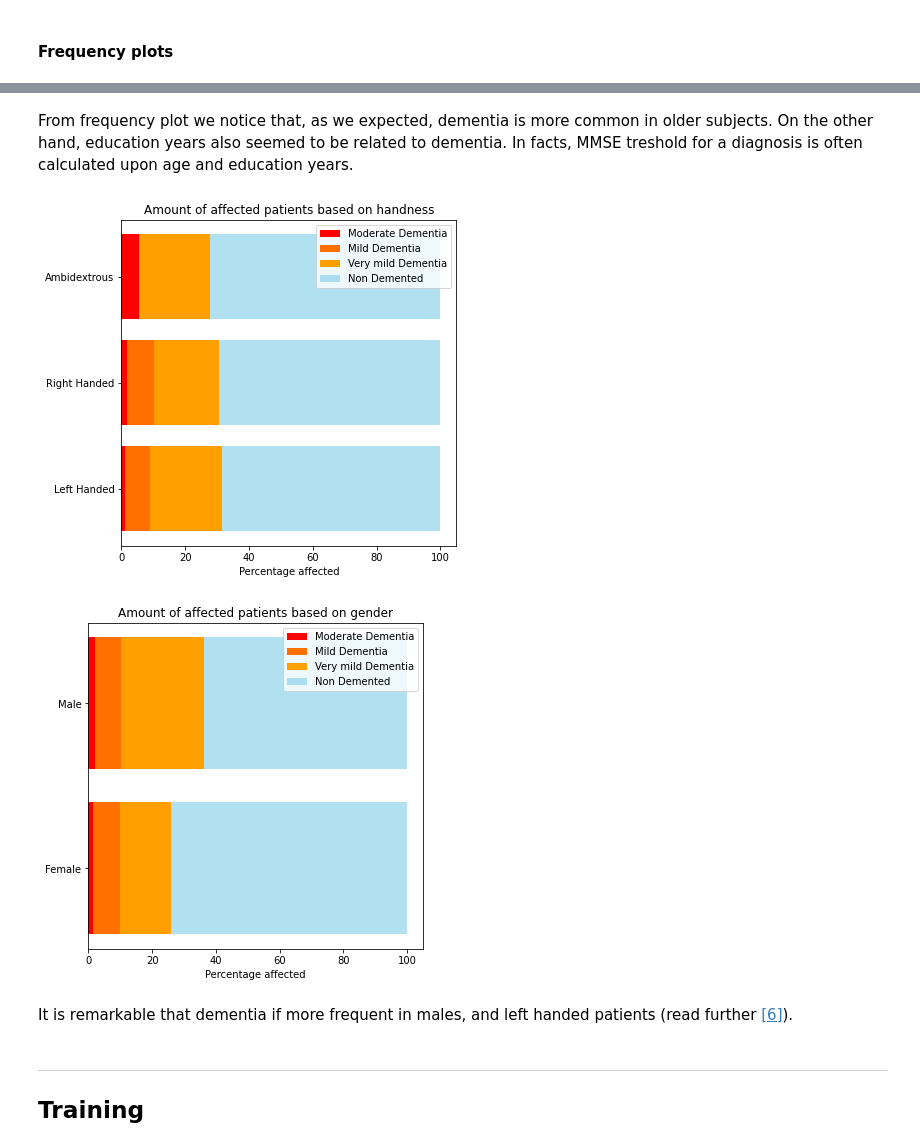
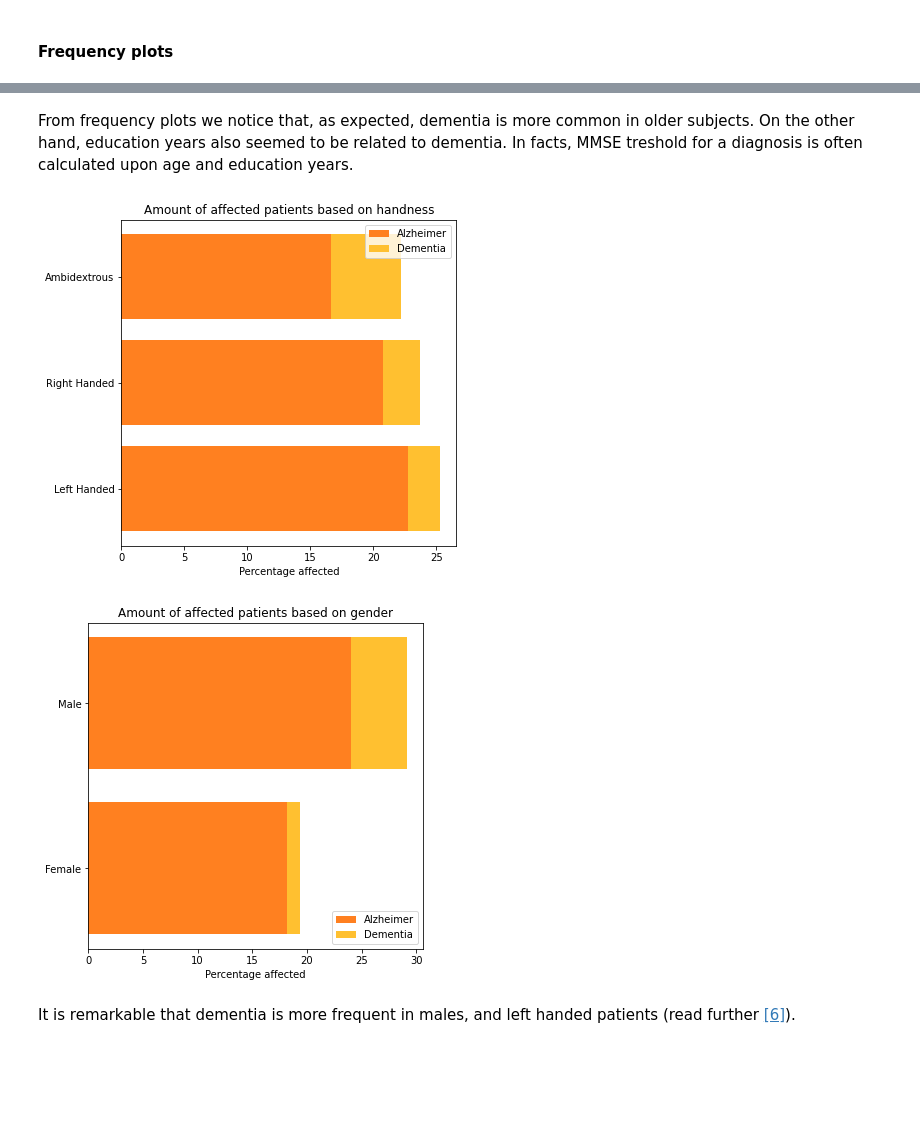
Before and after one commit to xCocco0/alzheimer-recognition, a Jupyter notebook: alzheimer.ipynb, the cells around one changed output, grey strips where cells are left out. Drawn from its saved outputs; the diff is of its cells as text; code cells hidden in the pictures; blank space fills up the shorter version.

```diff
--- a/alzheimer.ipynb
+++ b/alzheimer.ipynb
@@ -292,22 +287,20 @@ hist_plot(label, delta, numbars, xmin = xmin, xmax = xmax)
 # %% [markdown]
-From frequency plot we notice that, as we expected, dementia is more common in older subjects. On the other hand, education years also seemed to be related to dementia. In facts, MMSE treshold for a diagnosis is often calculated upon age and education years.
+From frequency plots we notice that, as expected, dementia is more common in older subjects. On the other hand, education years also seemed to be related to dementia. In facts, MMSE treshold for a diagnosis is often calculated upon age and education years.
 # %%
 fig, ax = plt.subplots(figsize=(6,6))
-bars = np.empty((4,3))
+bars = np.empty((3,3))
 
-for i in range(0,4):
+for i in range(0,3):
   for j in range(0,3):
-    bars[i,j] = df[(df.hand == j) & (df.cdr == index2cdr[i])].loc[:,"id"].count()
+    bars[i,j] = select(df,i).query("hand == @j").loc[:,"id"].count()
 #print(handness)
 for i in range(0,3):
   bars[:,i] /= np.sum(bars[:,i])
 bars = (bars*100)
-#print(bars)
-colormap = {0.0:'#64C4E480', 0.5:'#FFA000A0', 1.0:'#FF7000A0', 2.0:'#FF0000A0'}
-ax.barh([1,2,3], bars[3,:], color = "#FF0000", label = "Moderate Dementia")
-ax.barh([1,2,3], bars[2,:], left = bars[3,:], color = "#FF7000", label = "Mild Dementia")
-ax.barh([1,2,3], bars[1,:], left = bars[3,:]+bars[2,:], color = "#FFA000", label = "Very mild Dementia")
-ax.barh([1,2,3], bars[0,:], left = bars[3,:]+bars[2,:]+bars[1,:], color = "#64C4E480", label = "Non Demented")
+#print(bars)'#FF8020' '#FFC030'
+ax.barh([1,2,3], bars[2,:], color = "#FF8020", label = "Alzheimer")
+ax.barh([1,2,3], bars[1,:], left = bars[2,:], color = "#FFC030", label = "Dementia")
+#ax.barh([1,2,3], bars[0,:], left = bars[2,:]+bars[1,:], color = "#64C4E480", label = "Non Demented")
 ax.set_yticks([1,2,3])
 ax.set_yticklabels(['Left Handed','Right Handed','Ambidextrous'])
 ax.set_xlabel("Percentage affected")
@@ -315,34 +308,29 @@ ax.set_title("Amount of affected patients based on handness")
 ax.legend()
 plt.show()
 # %% [output]
-[figure, old version]
+[figure, new version]
 # %%
 fig, ax = plt.subplots(figsize=(6,6))
-bars = np.empty((4,2))
+bars = np.empty((3,2))
 
-for i in range(0,4):
+for i in range(0,3):
   for j in range(0,2):
-    bars[i,j] = df[(df.sex == j) & (df.cdr == index2cdr[i])].loc[:,"id"].count()
+    bars[i,j] = select(df,i).query("sex == @j").loc[:,"id"].count()
 #print(bars)
 for i in range(0,2):
   bars[:,i] /= np.sum(bars[:,i])
 bars = (bars*100)
 #print(bars)
-colormap = {0.0:'#64C4E480', 0.5:'#FFA000A0', 1.0:'#FF7000A0', 2.0:'#FF0000A0'}
-ax.barh([1,2], bars[3,:], color = "#FF0000", label = "Moderate Dementia")
-ax.barh([1,2], bars[2,:], left = bars[3,:], color = "#FF7000", label = "Mild Dementia")
-ax.barh([1,2], bars[1,:], left = bars[3,:]+bars[2,:], color = "#FFA000", label = "Very mild Dementia")
-ax.barh([1,2], bars[0,:], left = bars[3,:]+bars[2,:]+bars[1,:], color = "#64C4E480", label = "Non Demented")
+ax.barh([1,2], bars[2,:], color = "#FF8020", label = "Alzheimer")
+ax.barh([1,2], bars[1,:], left = bars[2,:], color = "#FFC030", label = "Dementia")
+#ax.barh([1,2], bars[0,:], left = bars[2,:]+bars[1,:], color = "#64C4E480", label = "Non Demented")
 ax.set_yticks([1,2])
 ax.set_yticklabels(['Female','Male'])
 ax.set_xlabel("Percentage affected")
 ax.set_title("Amount of affected patients based on gender")
 ax.legend()
 plt.show()
 # %% [output]
-[figure, old version]
+[figure, new version]
 # %% [markdown]
-It is remarkable that dementia if more frequent in males, and left handed patients (read further [[6]](https://jamanetwork.com/journals/jamaneurology/fullarticle/775393)).
+It is remarkable that dementia is more frequent in males, and left handed patients (read further [[6]](https://jamanetwork.com/journals/jamaneurology/fullarticle/775393)).
-# %% [markdown]
----
-## Training
```
Also changed, not shown: parts of 34 cells of this notebook.
